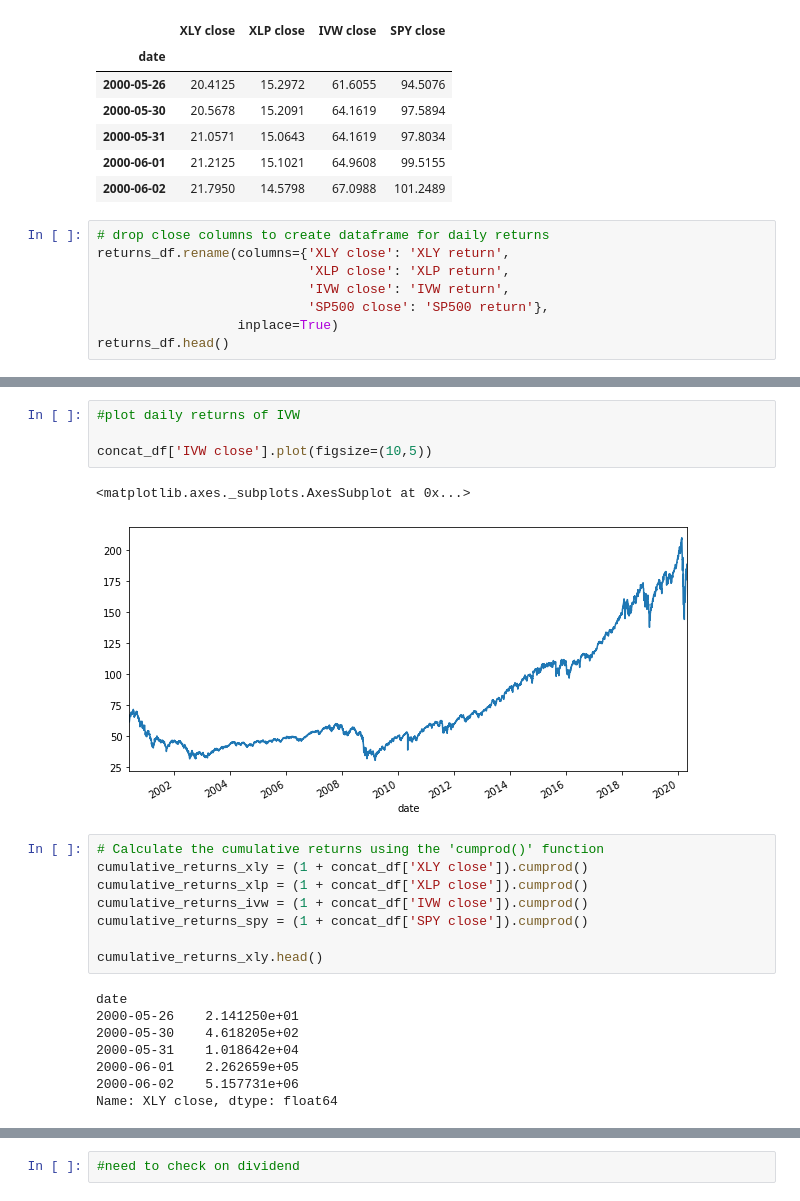
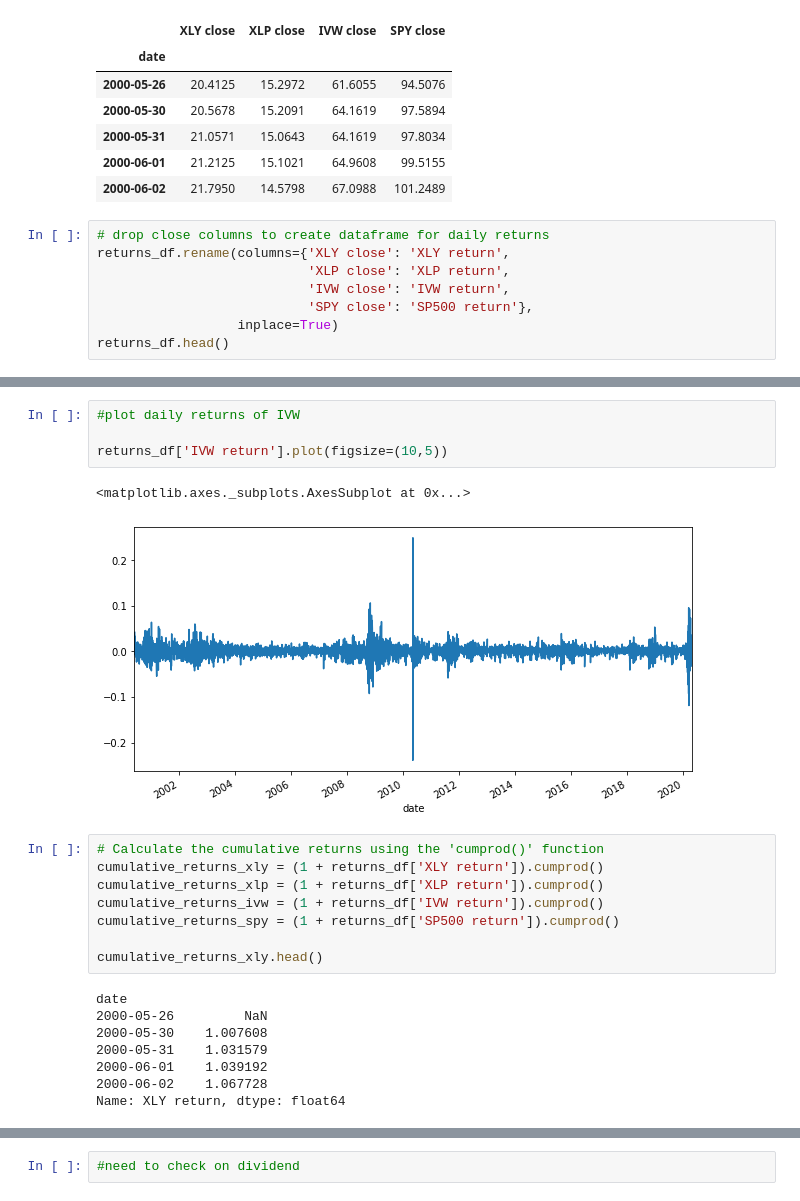
Before and after one commit to bkayratkyzy/Monte_Carlo_Simulations, a Jupyter notebook: notebooks/kelly.ipynb, the cells around one changed output, grey strips where cells are left out. Saved outputs shown, nothing was run; the diff lists cells and outputs as text.

```diff
--- a/notebooks/kelly.ipynb
+++ b/notebooks/kelly.ipynb
@@ -193,7 +193,7 @@ concat_df.head()
 returns_df.rename(columns={'XLY close': 'XLY return',
                            'XLP close': 'XLP return',
                            'IVW close': 'IVW return',
-                           'SP500 close': 'SP500 return'},
+                           'SPY close': 'SP500 return'},
                   inplace=True)
 returns_df.head()
 # %% [output]
@@ -285,26 +285,26 @@ concat_df['XLP close'].plot(figsize=(10,5))
 # %%
 #plot daily returns of IVW
 
-concat_df['IVW close'].plot(figsize=(10,5))
+returns_df['IVW return'].plot(figsize=(10,5))
 # %% [output]
 <matplotlib.axes._subplots.AxesSubplot at 0x...>
-[figure, old version]
+[figure, new version]
 # %%
 # Calculate the cumulative returns using the 'cumprod()' function
-cumulative_returns_xly = (1 + concat_df['XLY close']).cumprod()
-cumulative_returns_xlp = (1 + concat_df['XLP close']).cumprod()
-cumulative_returns_ivw = (1 + concat_df['IVW close']).cumprod()
-cumulative_returns_spy = (1 + concat_df['SPY close']).cumprod()
+cumulative_returns_xly = (1 + returns_df['XLY return']).cumprod()
+cumulative_returns_xlp = (1 + returns_df['XLP return']).cumprod()
+cumulative_returns_ivw = (1 + returns_df['IVW return']).cumprod()
+cumulative_returns_spy = (1 + returns_df['SP500 return']).cumprod()
 
 cumulative_returns_xly.head()
 # %% [output]
 date
-2000-05-26    2.141250e+01
-2000-05-30    4.618205e+02
-2000-05-31    1.018642e+04
-2000-06-01    2.262659e+05
-2000-06-02    5.157731e+06
-Name: XLY close, dtype: float64
+2000-05-26         NaN
+2000-05-30    1.007608
+2000-05-31    1.031579
+2000-06-01    1.039192
+2000-06-02    1.067728
+Name: XLY return, dtype: float64
 # %%
 #plot cumulative returns
 
```
Also changed, not shown: parts of 24 cells of this notebook.
